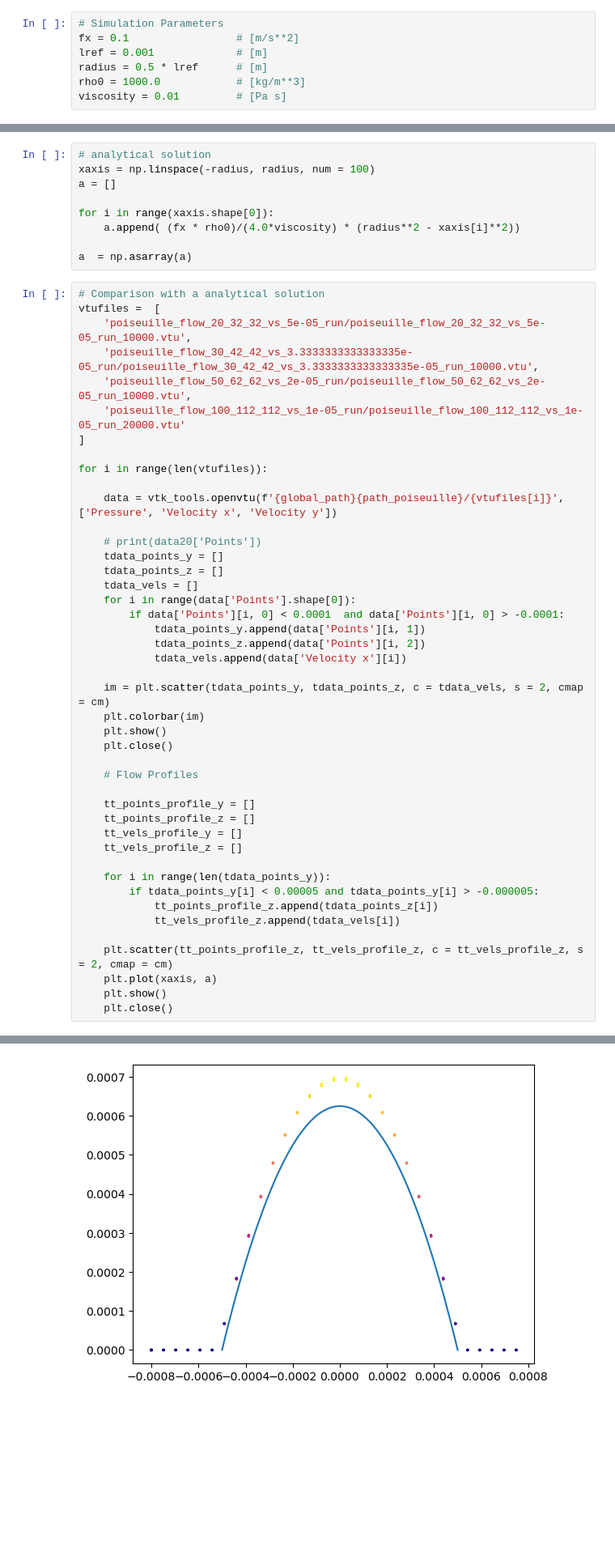
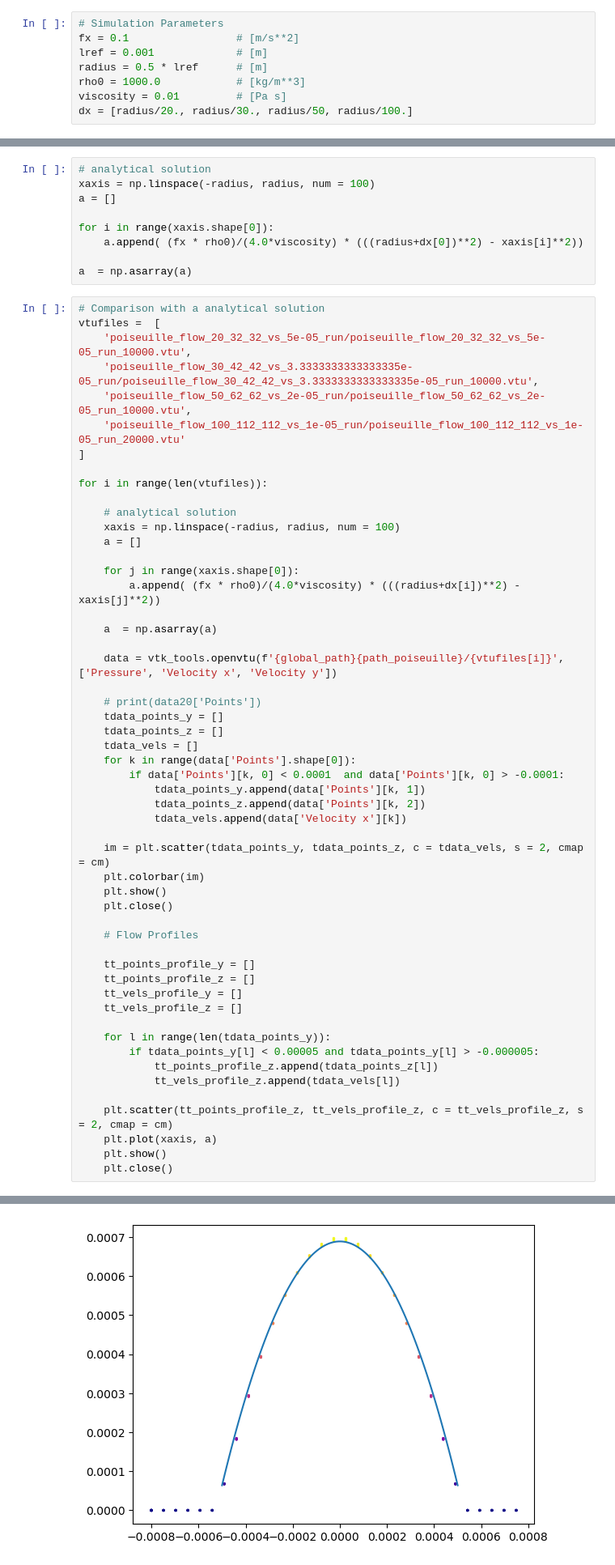
Before and after one commit to krachdd/hoomd-sph3, a Jupyter notebook: sph-simulations/99_singlephaseflow_benchmarks/evaluate_sph_benchmarks.ipynb, the cells around one changed output, grey strips where cells are left out. Shown at 81% size. Drawn from its saved outputs; the diff is of its cells as text; blank space fills up the shorter version.

```diff
--- a/sph-simulations/99_singlephaseflow_benchmarks/evaluate_sph_benchmarks.ipynb
+++ b/sph-simulations/99_singlephaseflow_benchmarks/evaluate_sph_benchmarks.ipynb
@@ -35,6 +35,7 @@ lref = 0.001             # [m]
 radius = 0.5 * lref      # [m]
 rho0 = 1000.0            # [kg/m**3]
 viscosity = 0.01         # [Pa s]
+dx = [radius/20., radius/30., radius/50, radius/100.]
 # %%
 simulations_res = [
                 20,
@@ -60,15 +61,15 @@ for i in range(len(simulations_res)):
 plt.show()
 # %% [output]
 [figure]
-# %%
-# analytical solution
-xaxis = np.linspace(-radius, radius, num = 100)
-a = []
-
-for i in range(xaxis.shape[0]):
-    a.append( (fx * rho0)/(4.0*viscosity) * (radius**2 - xaxis[i]**2))
-
-a  = np.asarray(a)
+# %%
+# analytical solution
+xaxis = np.linspace(-radius, radius, num = 100)
+a = []
+
+for i in range(xaxis.shape[0]):
+    a.append( (fx * rho0)/(4.0*viscosity) * (((radius+dx[0])**2) - xaxis[i]**2))
+
+a  = np.asarray(a)
 # %%
 # Comparison with a analytical solution
 vtufiles =  [
@@ -80,47 +81,56 @@ vtufiles =  [
 
 for i in range(len(vtufiles)):
 
+    # analytical solution
+    xaxis = np.linspace(-radius, radius, num = 100)
+    a = []
+
+    for j in range(xaxis.shape[0]):
+        a.append( (fx * rho0)/(4.0*viscosity) * (((radius+dx[i])**2) - xaxis[j]**2))
+
+    a  = np.asarray(a)
+
     data = vtk_tools.openvtu(f'{global_path}{path_poiseuille}/{vtufiles[i]}', ['Pressure', 'Velocity x', 'Velocity y'])
 
     # print(data20['Points'])
     tdata_points_y = []
     tdata_points_z = []
     tdata_vels = []
-    for i in range(data['Points'].shape[0]):
-        if data['Points'][i, 0] < 0.0001  and data['Points'][i, 0] > -0.0001:
-            tdata_points_y.append(data['Points'][i, 1])
-            tdata_points_z.append(data['Points'][i, 2])
-            tdata_vels.append(data['Velocity x'][i])
+    for k in range(data['Points'].shape[0]):
+        if data['Points'][k, 0] < 0.0001  and data['Points'][k, 0] > -0.0001:
+            tdata_points_y.append(data['Points'][k, 1])
+            tdata_points_z.append(data['Points'][k, 2])
+            tdata_vels.append(data['Velocity x'][k])
 
     im = plt.scatter(tdata_points_y, tdata_points_z, c = tdata_vels, s = 2, cmap = cm)
     plt.colorbar(im)
     plt.show()
     plt.close()
 
     # Flow Profiles
 
     tt_points_profile_y = []
     tt_points_profile_z = []
     tt_vels_profile_y = []
     tt_vels_profile_z = []
 
-    for i in range(len(tdata_points_y)):
-        if tdata_points_y[i] < 0.00005 and tdata_points_y[i] > -0.000005:
-            tt_points_profile_z.append(tdata_points_z[i])
-            tt_vels_profile_z.append(tdata_vels[i])
+    for l in range(len(tdata_points_y)):
+        if tdata_points_y[l] < 0.00005 and tdata_points_y[l] > -0.000005:
+            tt_points_profile_z.append(tdata_points_z[l])
+            tt_vels_profile_z.append(tdata_vels[l])
 
     plt.scatter(tt_points_profile_z, tt_vels_profile_z, c = tt_vels_profile_z, s = 2, cmap = cm)
     plt.plot(xaxis, a)
     plt.show()
     plt.close()
 # %% [output]
 read_vtk.py: Read vtk-file: /media/david/Data1/SPH_Simulation_Data/SinglephaseFlow_Benchmarks/01_poiseuille/poiseuille_flow_20_32_32_vs_5e-05_run/poiseuille_flow_20_32_32_vs_5e-05_run_10000.vtu
 read_vtk.py: Read Positions: Number of loaded points 20480
 read_vtk.py: Load field Pressure
 read_vtk.py: Load field Velocity x
 read_vtk.py: Load field Velocity y
 [figure]
-[figure, old version]
+[figure, new version]
 read_vtk.py: Read vtk-file: /media/david/Data1/SPH_Simulation_Data/SinglephaseFlow_Benchmarks/01_poiseuille/poiseuille_flow_30_42_42_vs_3.3333333333333335e-05_run/poiseuille_flow_30_42_42_vs_3.3333333 ...
 read_vtk.py: Read Positions: Number of loaded points 52920
 read_vtk.py: Load field Pressure
```
Also changed, not shown: parts of 3 cells of this notebook.
